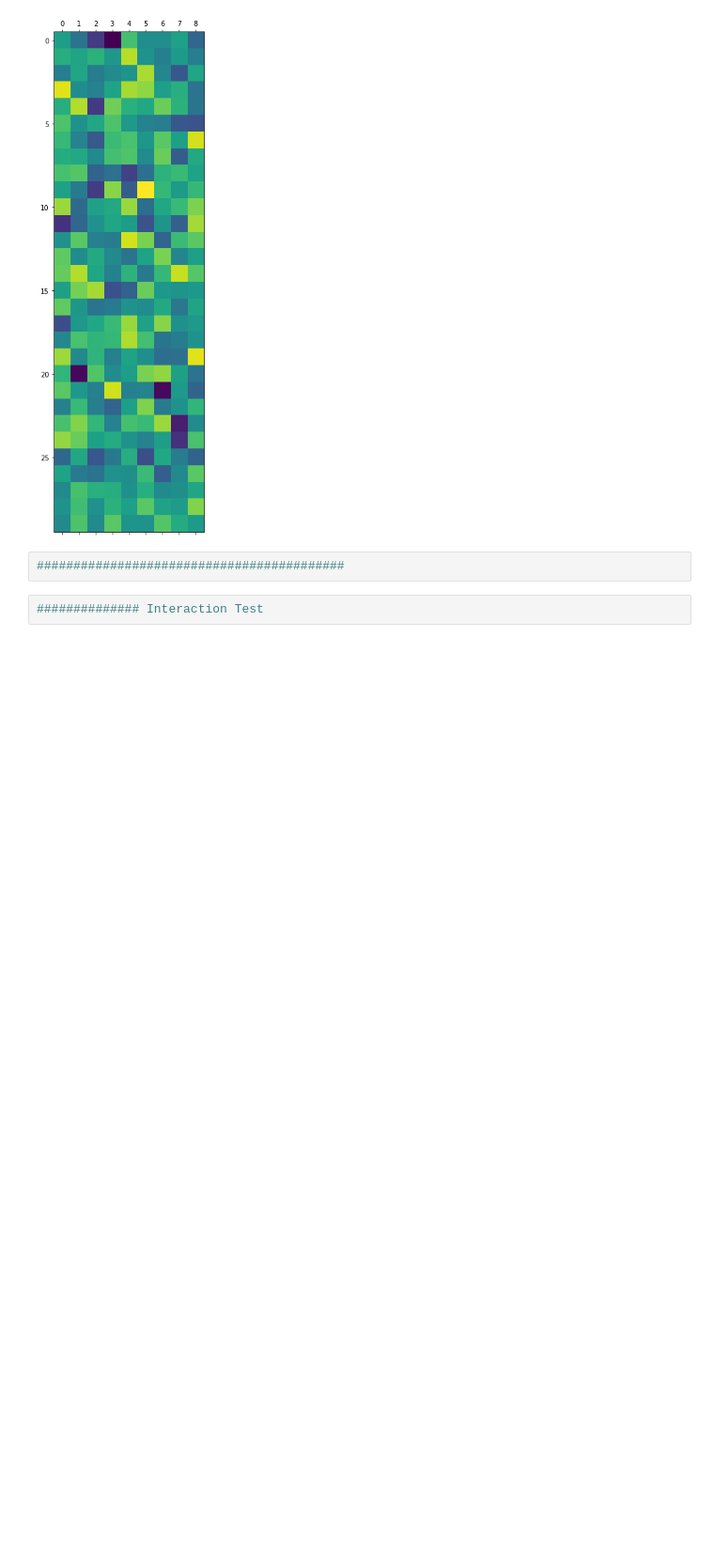
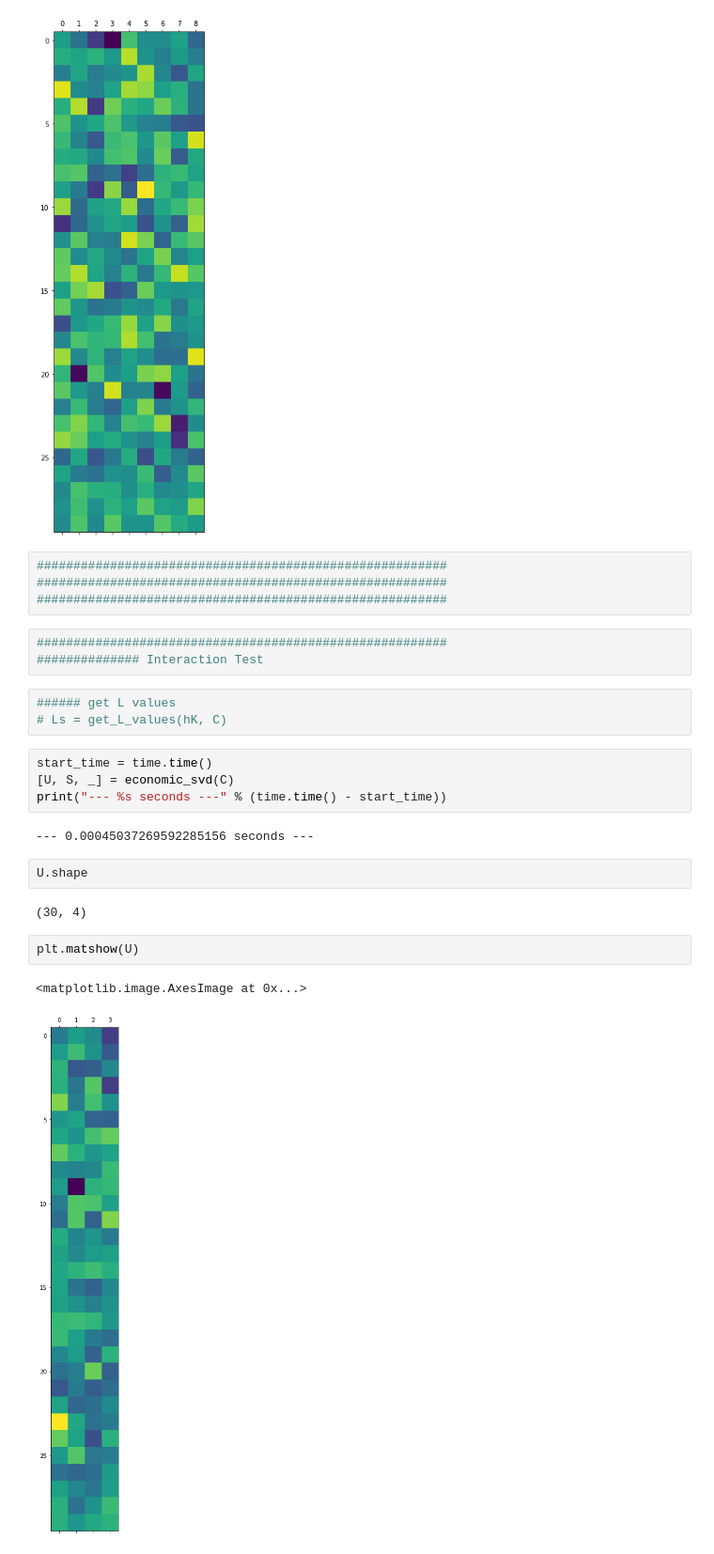
Before and after one commit to annacuomo/Anna_PostDoc_notebooks, a Jupyter notebook: debug_economic_decomposition.ipynb, the cells around one changed output. Shown at 94% size. Drawn from its saved outputs; the diff is of its cells as text; blank space fills up the shorter version.

```diff
--- a/debug_economic_decomposition.ipynb
+++ b/debug_economic_decomposition.ipynb
@@ -88,6 +94,27 @@ plt.matshow(Q)
 <matplotlib.image.AxesImage at 0x...>
 [figure]
 # %%
-##########################################
+########################################################
+########################################################
+########################################################
 # %%
+########################################################
 ############## Interaction Test
+# %%
+###### get L values
+# Ls = get_L_values(hK, C)
+# %%
+start_time = time.time()
+[U, S, _] = economic_svd(C)
+print("--- %s seconds ---" % (time.time() - start_time))
+# %% [output]
+--- 0.00045037269592285156 seconds ---
+# %%
+U.shape
+# %% [output]
+(30, 4)
+# %%
+plt.matshow(U)
+# %% [output]
+<matplotlib.image.AxesImage at 0x...>
+[figure, added]
```
Also changed, not shown: parts of 17 cells of this notebook.
